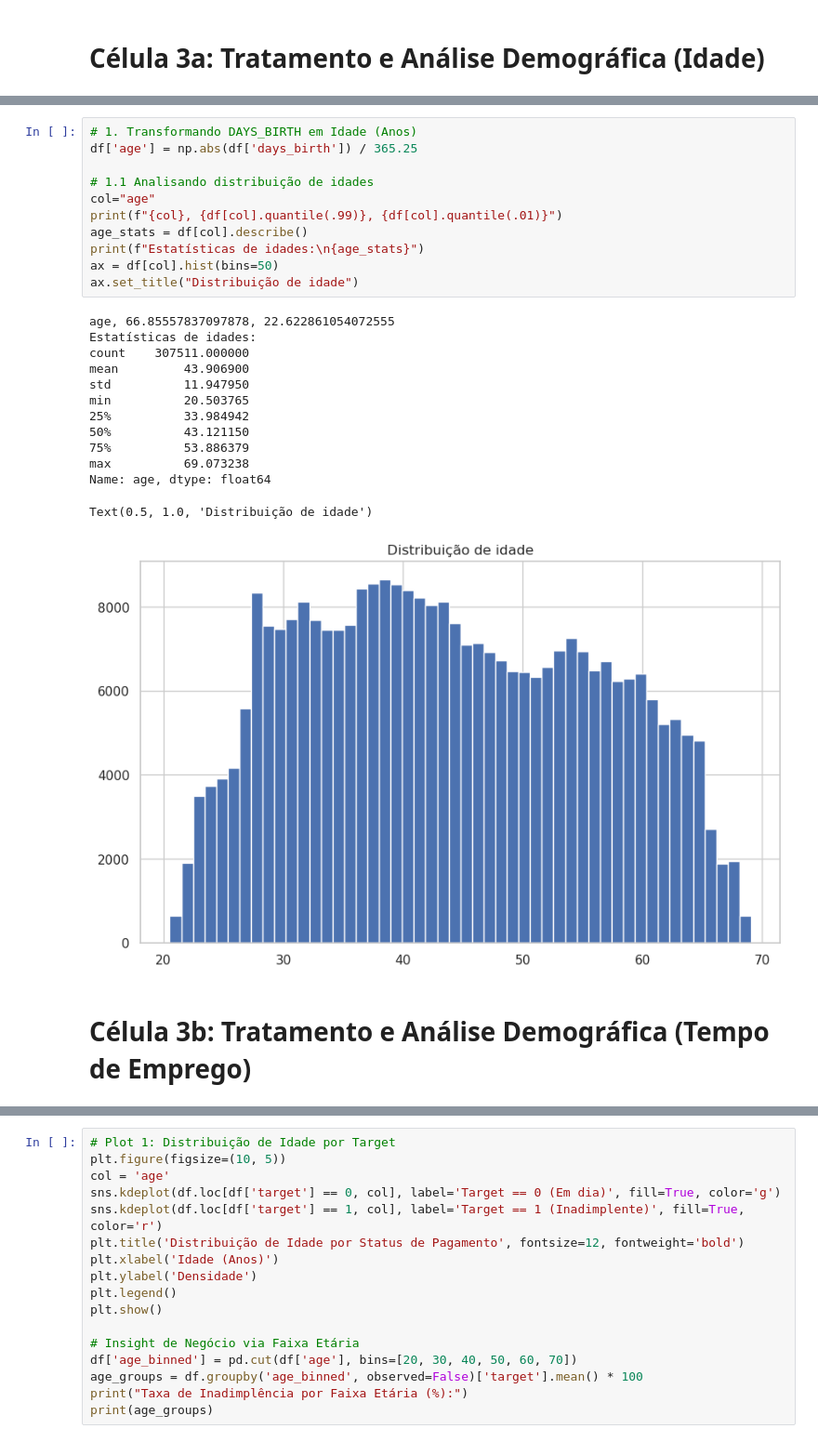
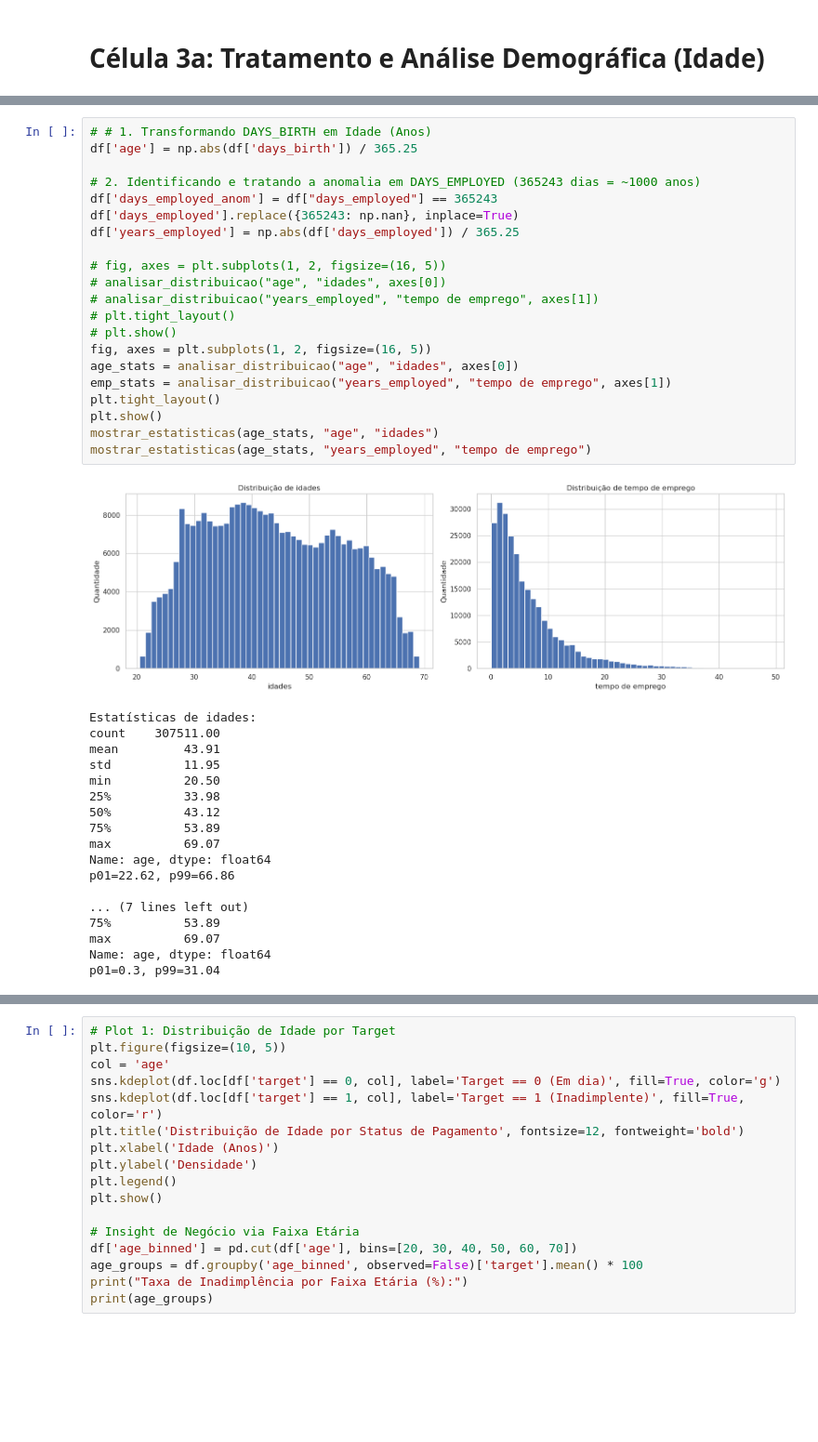
Before and after one commit to YuriKnebel/ProjetoFinalPosFIA-Individual, a Jupyter notebook: data-platform/DataPipeline/exp_analysis.ipynb, the cells around one changed output, grey strips where cells are left out. Shown at 93% size. Cells and saved outputs as stored; diff of their text form; blank space fills up the shorter version.

```diff
--- a/data-platform/DataPipeline/exp_analysis.ipynb
+++ b/data-platform/DataPipeline/exp_analysis.ipynb
@@ -82,27 +107,40 @@ Insight: O modelo não deve ser avaliado por acuracia, mas sim por AUC-ROC ou Re
 # %%
-# 1. Transformando DAYS_BIRTH em Idade (Anos)
+# # 1. Transformando DAYS_BIRTH em Idade (Anos)
 df['age'] = np.abs(df['days_birth']) / 365.25
 
-# 1.1 Analisando distribuição de idades
-col="age"
-print(f"{col}, {df[col].quantile(.99)}, {df[col].quantile(.01)}")
-age_stats = df[col].describe()
-print(f"Estatísticas de idades:\n{age_stats}")
-ax = df[col].hist(bins=50)
-ax.set_title("Distribuição de idade")
+# 2. Identificando e tratando a anomalia em DAYS_EMPLOYED (365243 dias = ~1000 anos)
+df['days_employed_anom'] = df["days_employed"] == 365243
+df['days_employed'].replace({365243: np.nan}, inplace=True)
+df['years_employed'] = np.abs(df['days_employed']) / 365.25
+
+# fig, axes = plt.subplots(1, 2, figsize=(16, 5))
+# analisar_distribuicao("age", "idades", axes[0])
+# analisar_distribuicao("years_employed", "tempo de emprego", axes[1])
+# plt.tight_layout()
+# plt.show()
+fig, axes = plt.subplots(1, 2, figsize=(16, 5))
+age_stats = analisar_distribuicao("age", "idades", axes[0])
+emp_stats = analisar_distribuicao("years_employed", "tempo de emprego", axes[1])
+plt.tight_layout()
+plt.show()
+mostrar_estatisticas(age_stats, "age", "idades")
+mostrar_estatisticas(age_stats, "years_employed", "tempo de emprego")
 # %% [output]
+[figure, new version]
-age, 66.85557837097878, 22.622861054072555
 Estatísticas de idades:
-count    307511.000000
-mean         43.906900
-std          11.947950
-min          20.503765
-25%          33.984942
-50%          43.121150
-75%          53.886379
-max          69.073238
+count    307511.00
+mean         43.91
+std          11.95
+min          20.50
+25%          33.98
+50%          43.12
+75%          53.89
+max          69.07
 Name: age, dtype: float64
+p01=22.62, p99=66.86
+
+... (7 lines left out)
+75%          53.89
+max          69.07
+Name: age, dtype: float64
+p01=0.3, p99=31.04
-Text(0.5, 1.0, 'Distribuição de idade')
-[figure, old version]
-# %% [markdown]
-# Célula 3b: Tratamento e Análise Demográfica (Tempo de Emprego)
```
Also changed, not shown: parts of 12 cells of this notebook.
